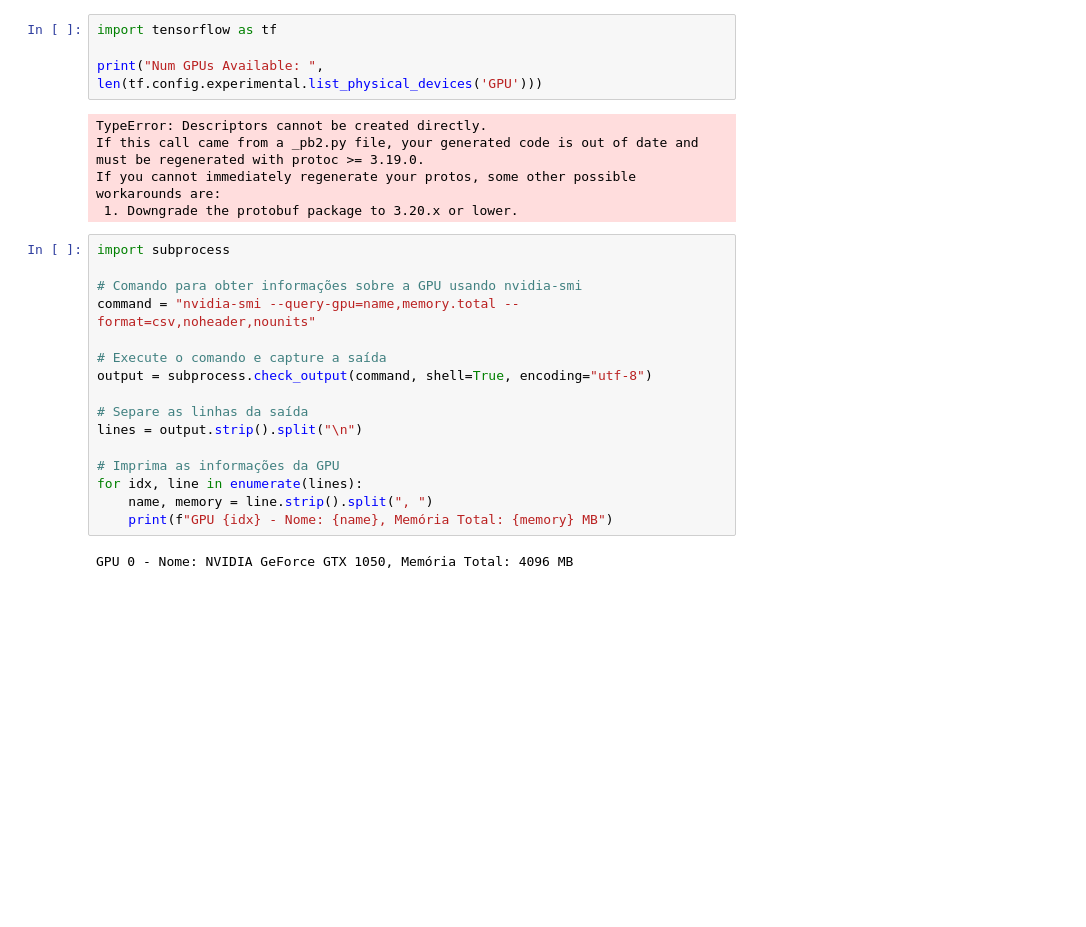
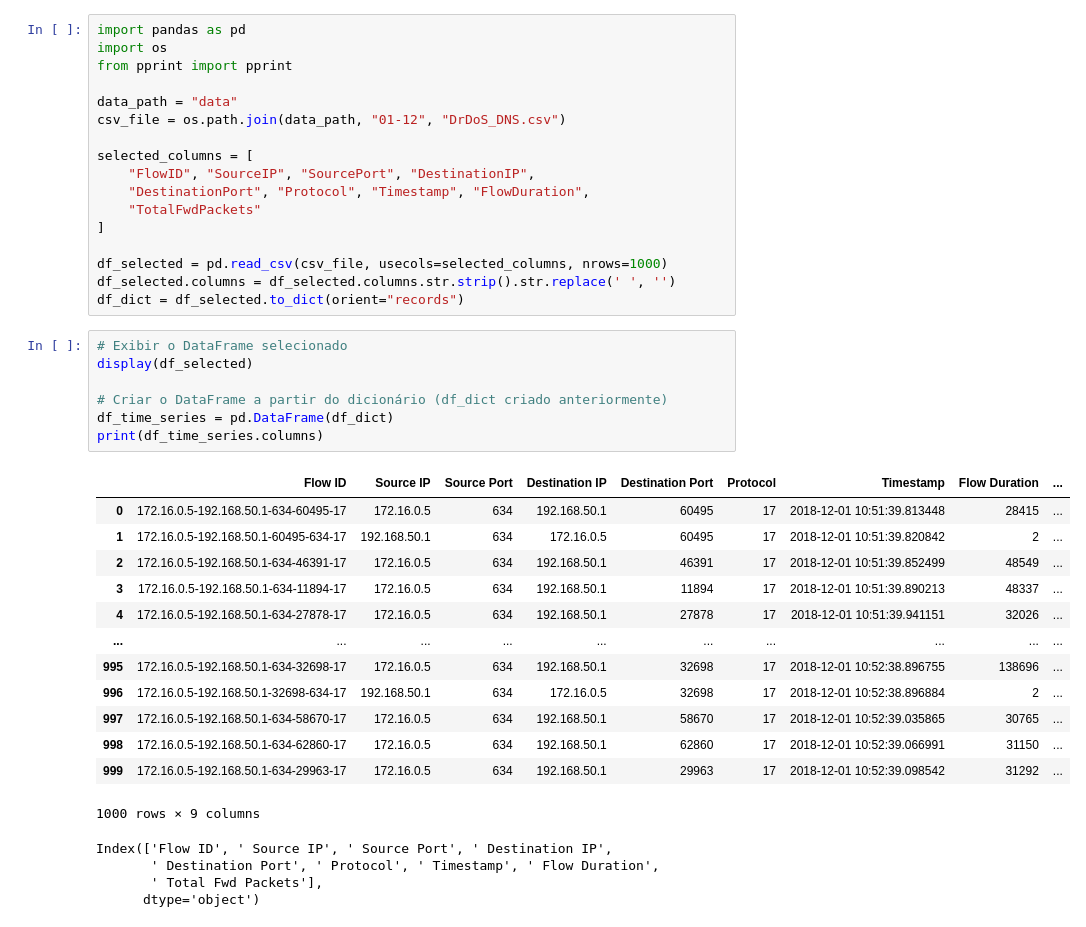
Before and after one commit to iRocktys/anomalyDetection, a Jupyter notebook: model.ipynb, the cells around one changed output. Saved outputs shown, nothing was run; the diff lists cells and outputs as text; blank space fills up the shorter version.

```diff
--- a/model.ipynb
+++ b/model.ipynb
@@ -1,27 +1,42 @@
-# %%
-import tensorflow as tf
-
-print("Num GPUs Available: ", len(tf.config.experimental.list_physical_devices('GPU')))
-# %% [output]
-TypeError: Descriptors cannot be created directly.
-If this call came from a _pb2.py file, your generated code is out of date and must be regenerated with protoc >= 3.19.0.
-If you cannot immediately regenerate your protos, some other possible workarounds are:
- 1. Downgrade the protobuf package to 3.20.x or lower.
-# %%
-import subprocess
-
-# Comando para obter informações sobre a GPU usando nvidia-smi
-command = "nvidia-smi --query-gpu=name,memory.total --format=csv,noheader,nounits"
-
-# Execute o comando e capture a saída
-output = subprocess.check_output(command, shell=True, encoding="utf-8")
-
-# Separe as linhas da saída
-lines = output.strip().split("\n")
-
-# Imprima as informações da GPU
-for idx, line in enumerate(lines):
-    name, memory = line.strip().split(", ")
-    print(f"GPU {idx} - Nome: {name}, Memória Total: {memory} MB")
-# %% [output]
-GPU 0 - Nome: NVIDIA GeForce GTX 1050, Memória Total: 4096 MB
+# %%
+import pandas as pd
+import os
+from pprint import pprint
+
+data_path = "data"
+csv_file = os.path.join(data_path, "01-12", "DrDoS_DNS.csv")
+
+selected_columns = [
+    "FlowID", "SourceIP", "SourcePort", "DestinationIP",
+    "DestinationPort", "Protocol", "Timestamp", "FlowDuration",
+    "TotalFwdPackets"
+]
+
+df_selected = pd.read_csv(csv_file, usecols=selected_columns, nrows=1000)
+df_selected.columns = df_selected.columns.str.strip().str.replace(' ', '')
+df_dict = df_selected.to_dict(orient="records")
+# %%
+# Exibir o DataFrame selecionado
+display(df_selected)
+
+# Criar o DataFrame a partir do dicionário (df_dict criado anteriormente)
+df_time_series = pd.DataFrame(df_dict)
+print(df_time_series.columns)
+# %% [output]
+|  | Flow ID | Source IP | Source Port | Destination IP | Destination Port | Protocol | Timestamp | Flow Duration | ... |
+| 0 | 172.16.0.5-192.168.50.1-634-60495-17 | 172.16.0.5 | 634 | 192.168.50.1 | 60495 | 17 | 2018-12-01 10:51:39.813448 | 28415 | ... |
+| 1 | 172.16.0.5-192.168.50.1-60495-634-17 | 192.168.50.1 | 634 | 172.16.0.5 | 60495 | 17 | 2018-12-01 10:51:39.820842 | 2 | ... |
+| 2 | 172.16.0.5-192.168.50.1-634-46391-17 | 172.16.0.5 | 634 | 192.168.50.1 | 46391 | 17 | 2018-12-01 10:51:39.852499 | 48549 | ... |
+| 3 | 172.16.0.5-192.168.50.1-634-11894-17 | 172.16.0.5 | 634 | 192.168.50.1 | 11894 | 17 | 2018-12-01 10:51:39.890213 | 48337 | ... |
+| 4 | 172.16.0.5-192.168.50.1-634-27878-17 | 172.16.0.5 | 634 | 192.168.50.1 | 27878 | 17 | 2018-12-01 10:51:39.941151 | 32026 | ... |
+| ... | ... | ... | ... | ... | ... | ... | ... | ... | ... |
+| 995 | 172.16.0.5-192.168.50.1-634-32698-17 | 172.16.0.5 | 634 | 192.168.50.1 | 32698 | 17 | 2018-12-01 10:52:38.896755 | 138696 | ... |
+| 996 | 172.16.0.5-192.168.50.1-32698-634-17 | 192.168.50.1 | 634 | 172.16.0.5 | 32698 | 17 | 2018-12-01 10:52:38.896884 | 2 | ... |
+| 997 | 172.16.0.5-192.168.50.1-634-58670-17 | 172.16.0.5 | 634 | 192.168.50.1 | 58670 | 17 | 2018-12-01 10:52:39.035865 | 30765 | ... |
+| 998 | 172.16.0.5-192.168.50.1-634-62860-17 | 172.16.0.5 | 634 | 192.168.50.1 | 62860 | 17 | 2018-12-01 10:52:39.066991 | 31150 | ... |
+| 999 | 172.16.0.5-192.168.50.1-634-29963-17 | 172.16.0.5 | 634 | 192.168.50.1 | 29963 | 17 | 2018-12-01 10:52:39.098542 | 31292 | ... |
+1000 rows × 9 columns
+Index(['Flow ID', ' Source IP', ' Source Port', ' Destination IP',
+       ' Destination Port', ' Protocol', ' Timestamp', ' Flow Duration',
+       ' Total Fwd Packets'],
+      dtype='object')
```
Also changed, not shown: parts of 1 cell of this notebook.
